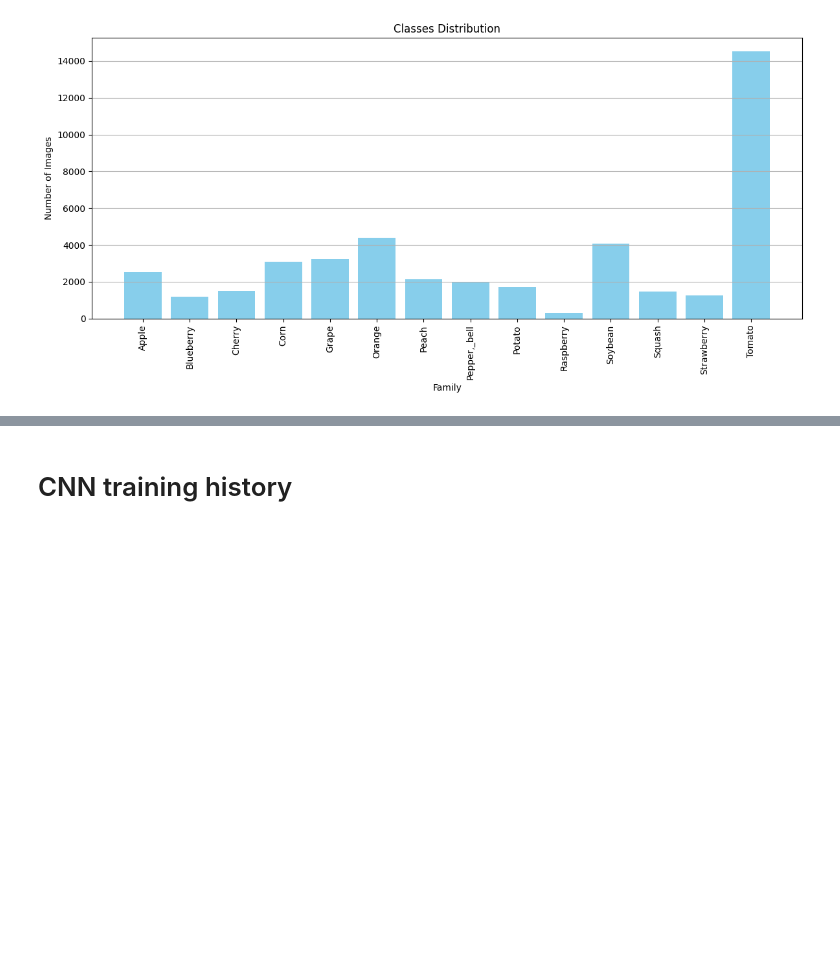
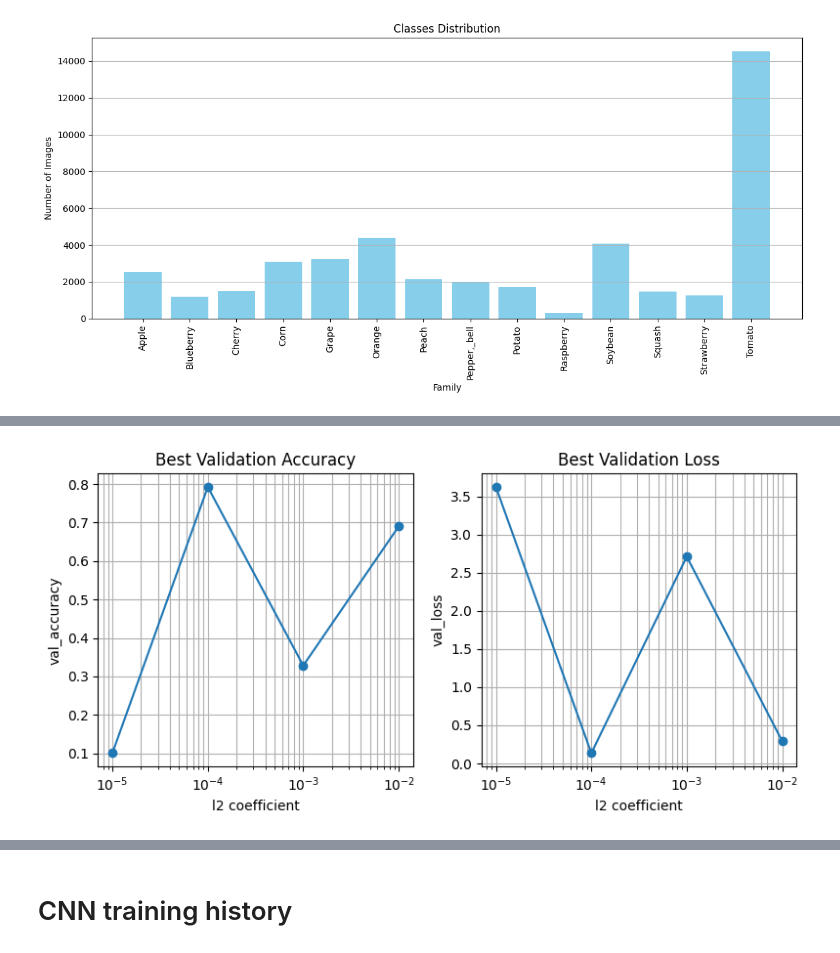
Before and after one commit to Mmc-001/progetto-daml, a Jupyter notebook: final_proj_14families.ipynb, the cells around one changed output, grey strips where cells are left out. Drawn from its saved outputs; the diff is of its cells as text; code cells hidden in the pictures; blank space fills up the shorter version.

```diff
--- a/final_proj_14families.ipynb
+++ b/final_proj_14families.ipynb
@@ -38,12 +38,12 @@ Be careful if you are running this on COLAB or locally.
 Due to some bugs, datasets creation is different.
 Change the lower COLAB bool to True if running on COLAB.
 # %%
-COLAB = False  # if True, run on Google Colab, else on local repository
+COLAB = True  # if True, run on Google Colab, else on local repository
 # %%
 # useful constants
 IMG_SIZE = (128, 128)
-BATCH_SIZE = 64
-N_EPOCHS = 10
+BATCH_SIZE = 32
+N_EPOCHS = 30
 VERBOSE = True # True for debug prints
 # %% [markdown]
 IF RUNNING ON COLAB
@@ -411,0 +434,24 @@ KeyboardInterrupt:
+# %%
+# ora disegna il grafico
+'''
+plt.figure(figsize=(8,4))
+
+plt.subplot(1,2,1)
+plt.semilogx(l2, best_val_acc, '-o')
+plt.title('Best Validation Accuracy')
+plt.xlabel('l2 coefficient')
+plt.ylabel('val_accuracy')
+plt.grid(True, which='both')
+
+plt.subplot(1,2,2)
+plt.semilogx(l2, best_val_loss, '-o')
+plt.title('Best Validation Loss')
+plt.xlabel('l2 coefficient')
+plt.ylabel('val_loss')
+plt.grid(True, which='both')
+
+plt.tight_layout()
+plt.show()
+'''
+# %% [output]
+[figure, added]
```
Also changed, not shown: parts of 11 cells of this notebook.
